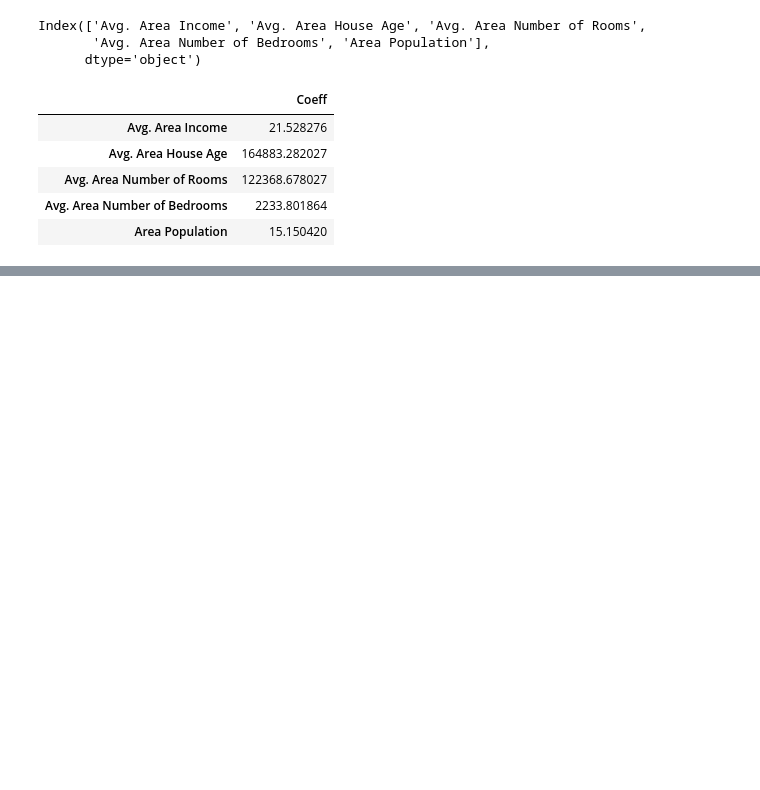
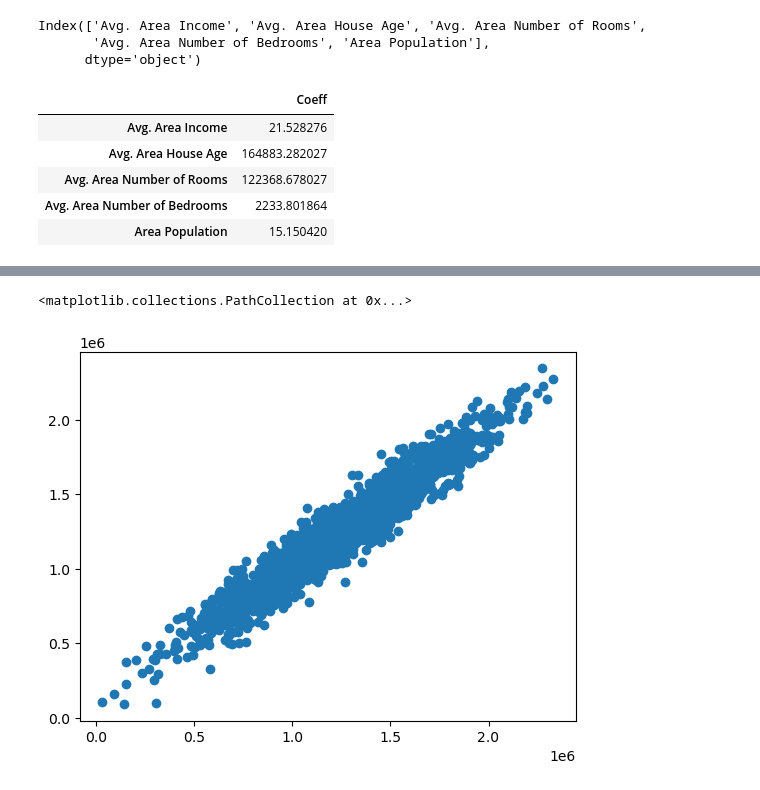
Before and after one commit to ramachandramerla/Machine-Learning, a Jupyter notebook: Linear_Regression.ipynb, the cells around one changed output, grey strips where cells are left out. Drawn from its saved outputs; the diff is of its cells as text; code cells hidden in the pictures; blank space fills up the shorter version.

```diff
--- a/Linear_Regression.ipynb
+++ b/Linear_Regression.ipynb
@@ -131,0 +134,2 @@ cdf
+# %%
+predictions = lm.predict(X_test)
@@ -131,0 +157,6 @@ cdf
+# %%
+#draw a Scatter plot to understand between the predicted value and y_test
+plt.scatter(y_test,predictions)
+# %% [output]
+<matplotlib.collections.PathCollection at 0x...>
+[figure, added]
```
Also changed, not shown: parts of 8 cells of this notebook.
